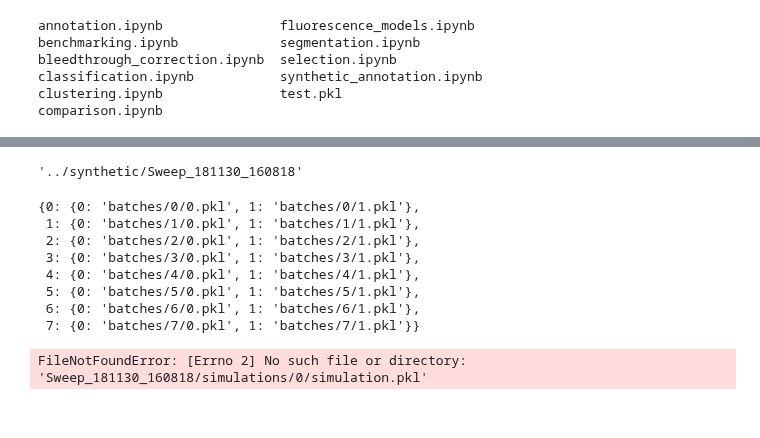
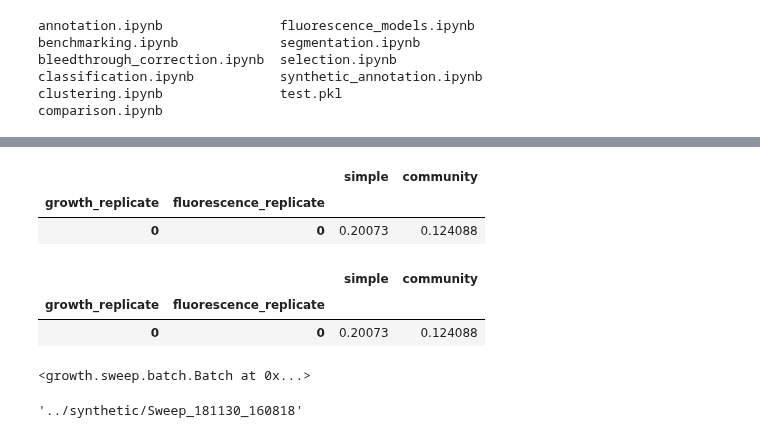
Before and after one commit to sbernasek/flyqma, a Jupyter notebook: notebooks/benchmarking.ipynb, the cells around one changed output, grey strips where cells are left out. Drawn from its saved outputs; the diff is of its cells as text; code cells hidden in the pictures.

Commit message:
fixed path issues

```diff
--- a/notebooks/benchmarking.ipynb
+++ b/notebooks/benchmarking.ipynb
@@ -233,0 +278,6 @@ sweep_benchmark.path
+# %%
+sweep_benchmark.load_benchmark(0, 0).results
+# %% [output]
+|  |  | simple | community |
+| growth_replicate | fluorescence_replicate |  |  |
+| 0 | 0 | 0.20073 | 0.124088 |
@@ -233,0 +286,6 @@ sweep_benchmark.path
+# %%
+batch_benchmark.results
+# %% [output]
+|  |  | simple | community |
+| growth_replicate | fluorescence_replicate |  |  |
+| 0 | 0 | 0.20073 | 0.124088 |
@@ -234,19 +294,8 @@ sweep_benchmark.path
+# %%
+batch_benchmark.batch
+# %% [output]
+<growth.sweep.batch.Batch at 0x...>
 # %%
 sweep_benchmark.sweep_path
 # %% [output]
 '../synthetic/Sweep_181130_160818'
-# %%
-sweep_benchmark.benchmark_paths
-# %% [output]
-{0: {0: 'batches/0/0.pkl', 1: 'batches/0/1.pkl'},
- 1: {0: 'batches/1/0.pkl', 1: 'batches/1/1.pkl'},
- 2: {0: 'batches/2/0.pkl', 1: 'batches/2/1.pkl'},
- 3: {0: 'batches/3/0.pkl', 1: 'batches/3/1.pkl'},
- 4: {0: 'batches/4/0.pkl', 1: 'batches/4/1.pkl'},
- 5: {0: 'batches/5/0.pkl', 1: 'batches/5/1.pkl'},
- 6: {0: 'batches/6/0.pkl', 1: 'batches/6/1.pkl'},
- 7: {0: 'batches/7/0.pkl', 1: 'batches/7/1.pkl'}}
-# %%
-b.batch[0]
-# %% [output]
-FileNotFoundError: [Errno 2] No such file or directory: 'Sweep_181130_160818/simulations/0/simulation.pkl'
```
Also changed, not shown: parts of 33 cells of this notebook, 3 other files.
